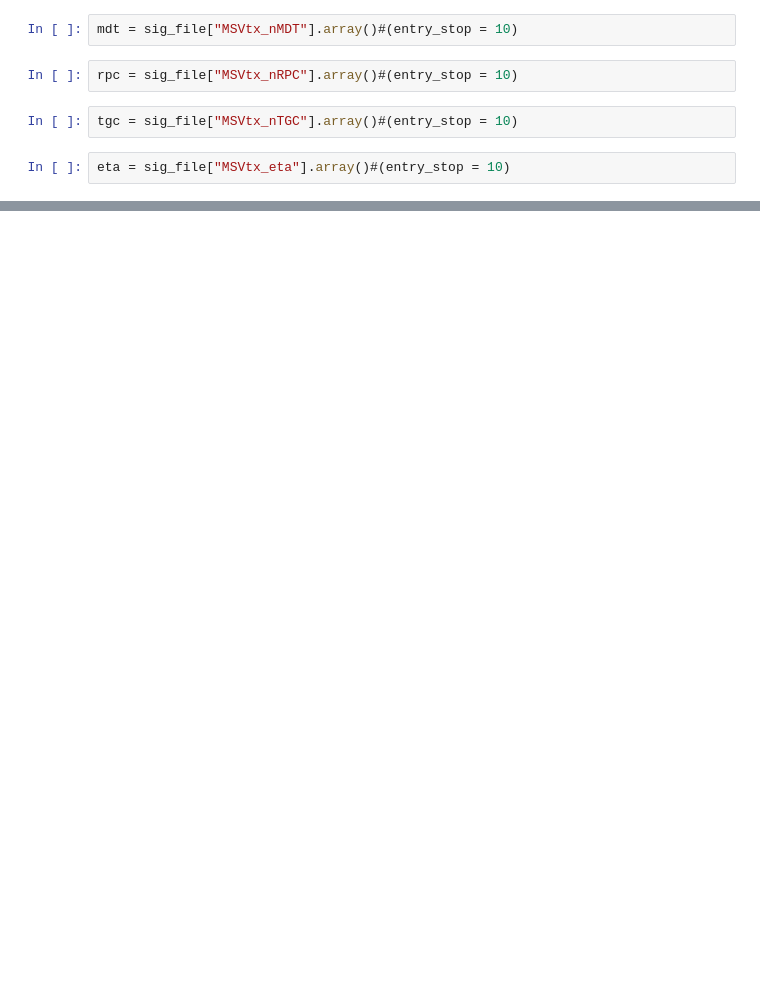
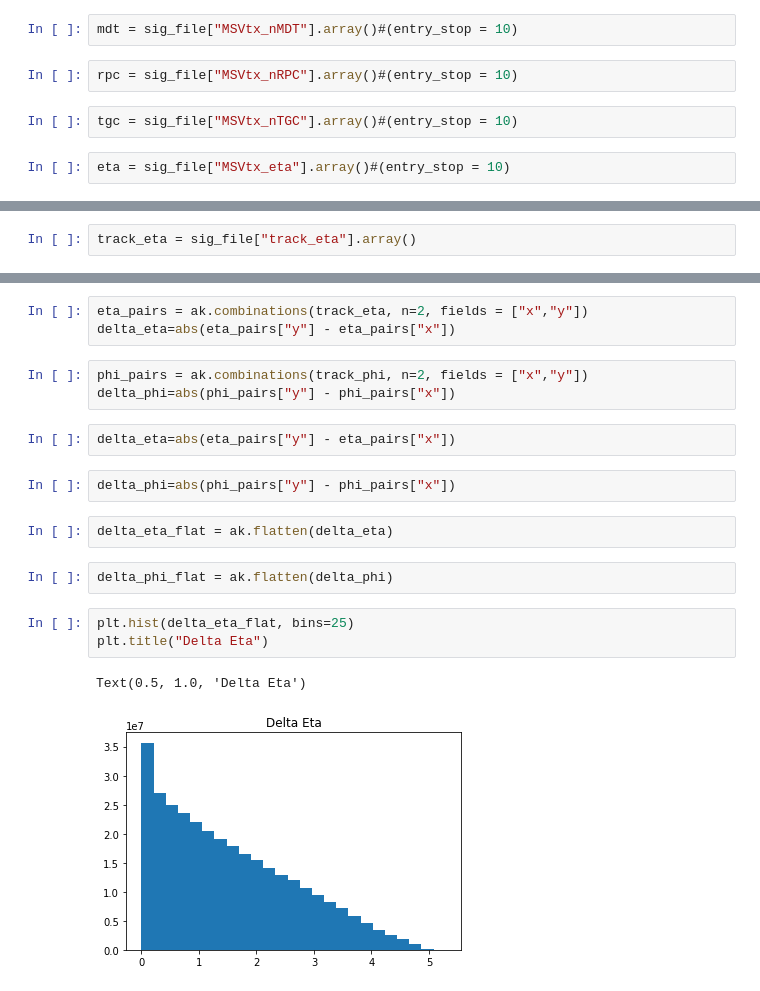
Before and after one commit to olyjazzhead/DiVertAnalysis, a Jupyter notebook: Signal-Cutflow.ipynb, the cells around one changed output, grey strips where cells are left out. Saved outputs shown, nothing was run; the diff lists cells and outputs as text; blank space fills up the shorter version.

```diff
--- a/Signal-Cutflow.ipynb
+++ b/Signal-Cutflow.ipynb
@@ -111,0 +114,2 @@ False
+# %%
+track_eta = sig_file["track_eta"].array()
@@ -111,0 +161,20 @@ False
+# %%
+eta_pairs = ak.combinations(track_eta, n=2, fields = ["x","y"])
+delta_eta=abs(eta_pairs["y"] - eta_pairs["x"])
+# %%
+phi_pairs = ak.combinations(track_phi, n=2, fields = ["x","y"])
+delta_phi=abs(phi_pairs["y"] - phi_pairs["x"])
+# %%
+delta_eta=abs(eta_pairs["y"] - eta_pairs["x"])
+# %%
+delta_phi=abs(phi_pairs["y"] - phi_pairs["x"])
+# %%
+delta_eta_flat = ak.flatten(delta_eta)
+# %%
+delta_phi_flat = ak.flatten(delta_phi)
+# %%
+plt.hist(delta_eta_flat, bins=25)
+plt.title("Delta Eta")
+# %% [output]
+Text(0.5, 1.0, 'Delta Eta')
+[figure, added]
```
Also changed, not shown: parts of 45 cells of this notebook.
